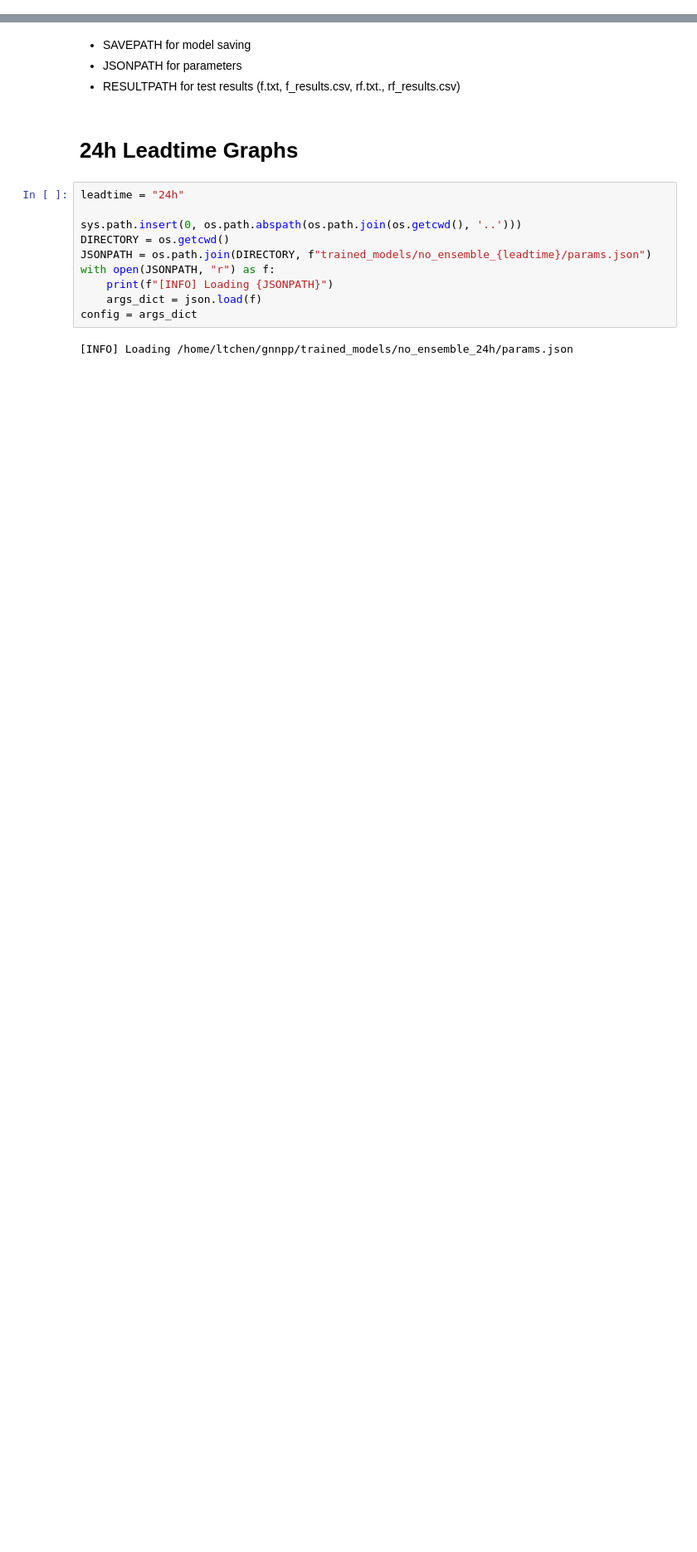
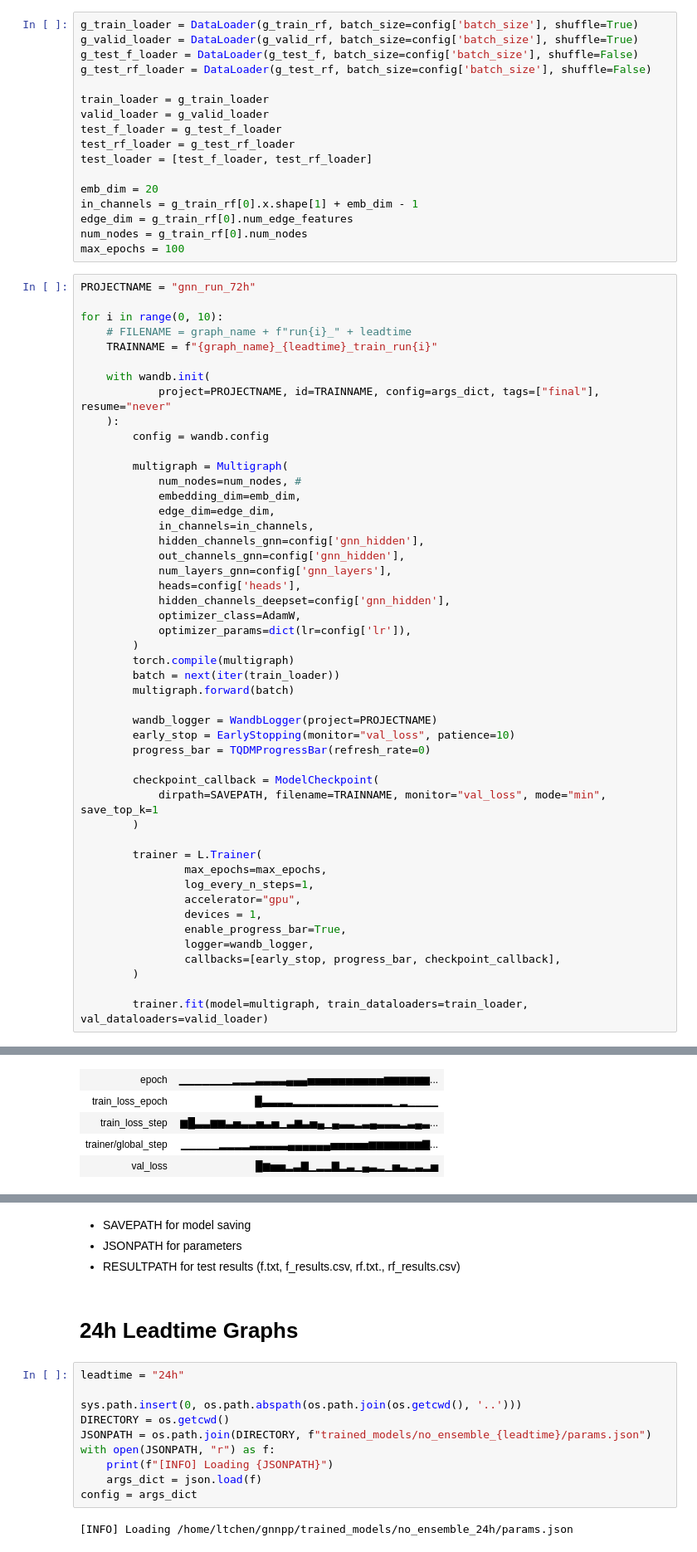
Before and after one commit to leachen01/gnnpp, a Jupyter notebook: exploration/gnn/gnn_run4.ipynb, the cells around one changed output, grey strips where cells are left out. Shown at 83% size. Saved outputs shown, nothing was run; the diff lists cells and outputs as text; blank space fills up the shorter version.

```diff
--- a/exploration/gnn/gnn_run4.ipynb
+++ b/exploration/gnn/gnn_run4.ipynb
@@ -29,0 +71,66 @@ from models.graphensemble.multigraph import *
+# %%
+g_train_loader = DataLoader(g_train_rf, batch_size=config['batch_size'], shuffle=True)
+g_valid_loader = DataLoader(g_valid_rf, batch_size=config['batch_size'], shuffle=True)
+g_test_f_loader = DataLoader(g_test_f, batch_size=config['batch_size'], shuffle=False)
+g_test_rf_loader = DataLoader(g_test_rf, batch_size=config['batch_size'], shuffle=False)
+
+train_loader = g_train_loader
+valid_loader = g_valid_loader
+test_f_loader = g_test_f_loader
+test_rf_loader = g_test_rf_loader
+test_loader = [test_f_loader, test_rf_loader]
+
+emb_dim = 20
+in_channels = g_train_rf[0].x.shape[1] + emb_dim - 1
+edge_dim = g_train_rf[0].num_edge_features
+num_nodes = g_train_rf[0].num_nodes
+max_epochs = 100
+# %%
+PROJECTNAME = "gnn_run_72h"
+
+for i in range(0, 10):
+    # FILENAME = graph_name + f"run{i}_" + leadtime
+    TRAINNAME = f"{graph_name}_{leadtime}_train_run{i}"
+
+    with wandb.init(
+            project=PROJECTNAME, id=TRAINNAME, config=args_dict, tags=["final"], resume="never"
+    ):
+        config = wandb.config
+
+        multigraph = Multigraph(
+            num_nodes=num_nodes, #
+            embedding_dim=emb_dim,
+            edge_dim=edge_dim,
+            in_channels=in_channels,
+            hidden_channels_gnn=config['gnn_hidden'],
+            out_channels_gnn=config['gnn_hidden'],
+            num_layers_gnn=config['gnn_layers'],
+            heads=config['heads'],
+            hidden_channels_deepset=config['gnn_hidden'],
+            optimizer_class=AdamW,
+            optimizer_params=dict(lr=config['lr']),
+        )
+        torch.compile(multigraph)
+        batch = next(iter(train_loader))
+        multigraph.forward(batch)
+
+        wandb_logger = WandbLogger(project=PROJECTNAME)
+        early_stop = EarlyStopping(monitor="val_loss", patience=10)
+        progress_bar = TQDMProgressBar(refresh_rate=0)
+
+        checkpoint_callback = ModelCheckpoint(
+            dirpath=SAVEPATH, filename=TRAINNAME, monitor="val_loss", mode="min", save_top_k=1
+        )
+
+        trainer = L.Trainer(
+                max_epochs=max_epochs,
+                log_every_n_steps=1,
+                accelerator="gpu",
+                devices = 1,
+                enable_progress_bar=True,
+                logger=wandb_logger,
+                callbacks=[early_stop, progress_bar, checkpoint_callback],
+        )
+
+        trainer.fit(model=multigraph, train_dataloaders=train_loader, val_dataloaders=valid_loader)
+# %% [output]
@@ -29,0 +162,5 @@ from models.graphensemble.multigraph import *
+| epoch | ▁▁▁▁▁▁▁▂▂▂▃▃▃▃▄▄▄▅▅▅▅▅▅▅▅▅▅▆▆▆▆▆▆... |
+| train_loss_epoch | █▃▃▃▃▂▂▂▂▂▂▂▂▂▂▂▂▂▁▂▁▁▁▁ |
+| train_loss_step | ▆█▃▃▆▆▃▅▃▃▅▃▅▁▃▆▃▅▄▁▄▃▃▂▃▄▃▃▃▂▃▄▃... |
+| trainer/global_step | ▁▁▁▁▁▂▂▂▂▃▃▃▃▃▄▄▄▄▄▄▅▅▅▅▅▆▆▆▆▆▆▆▇... |
+| val_loss | █▆▅▅▂▃▇▁▂▂▇▂▃▁▄▃▂▁▅▃▂▃▂▅ |
```
Also changed, not shown: parts of 6 cells of this notebook, 24 other files.
